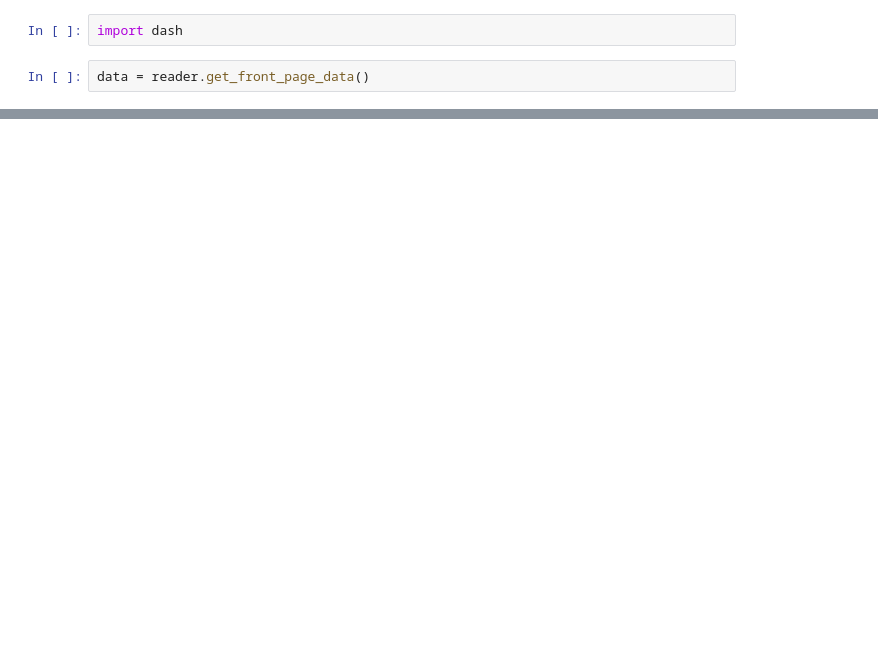
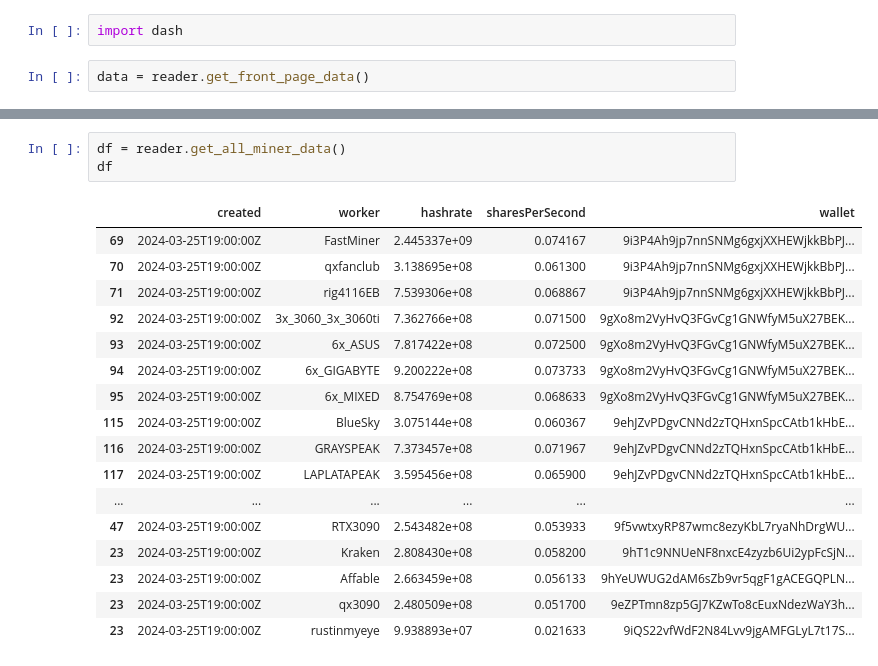
Before and after one commit to marctheshark3/sigmanaut-mining-pool-ui, a Jupyter notebook: prototype.ipynb, the cells around one changed output, grey strips where cells are left out. Cells and saved outputs as stored; diff of their text form; blank space fills up the shorter version.

```diff
--- a/prototype.ipynb
+++ b/prototype.ipynb
@@ -267,0 +323,21 @@ readable_format
+# %%
+df = reader.get_all_miner_data()
+df
+# %% [output]
+|  | created | worker | hashrate | sharesPerSecond | wallet |
+| 69 | 2024-03-25T19:00:00Z | FastMiner | 2.445337e+09 | 0.074167 | 9i3P4Ah9jp7nnSNMg6gxjXXHEWjkkBbPJ... |
+| 70 | 2024-03-25T19:00:00Z | qxfanclub | 3.138695e+08 | 0.061300 | 9i3P4Ah9jp7nnSNMg6gxjXXHEWjkkBbPJ... |
+| 71 | 2024-03-25T19:00:00Z | rig4116EB | 7.539306e+08 | 0.068867 | 9i3P4Ah9jp7nnSNMg6gxjXXHEWjkkBbPJ... |
+| 92 | 2024-03-25T19:00:00Z | 3x_3060_3x_3060ti | 7.362766e+08 | 0.071500 | 9gXo8m2VyHvQ3FGvCg1GNWfyM5uX27BEK... |
+| 93 | 2024-03-25T19:00:00Z | 6x_ASUS | 7.817422e+08 | 0.072500 | 9gXo8m2VyHvQ3FGvCg1GNWfyM5uX27BEK... |
+| 94 | 2024-03-25T19:00:00Z | 6x_GIGABYTE | 9.200222e+08 | 0.073733 | 9gXo8m2VyHvQ3FGvCg1GNWfyM5uX27BEK... |
+| 95 | 2024-03-25T19:00:00Z | 6x_MIXED | 8.754769e+08 | 0.068633 | 9gXo8m2VyHvQ3FGvCg1GNWfyM5uX27BEK... |
+| 115 | 2024-03-25T19:00:00Z | BlueSky | 3.075144e+08 | 0.060367 | 9ehJZvPDgvCNNd2zTQHxnSpcCAtb1kHbE... |
+| 116 | 2024-03-25T19:00:00Z | GRAYSPEAK | 7.373457e+08 | 0.071967 | 9ehJZvPDgvCNNd2zTQHxnSpcCAtb1kHbE... |
+| 117 | 2024-03-25T19:00:00Z | LAPLATAPEAK | 3.595456e+08 | 0.065900 | 9ehJZvPDgvCNNd2zTQHxnSpcCAtb1kHbE... |
+| ... | ... | ... | ... | ... | ... |
+| 47 | 2024-03-25T19:00:00Z | RTX3090 | 2.543482e+08 | 0.053933 | 9f5vwtxyRP87wmc8ezyKbL7ryaNhDrgWU... |
+| 23 | 2024-03-25T19:00:00Z | Kraken | 2.808430e+08 | 0.058200 | 9hT1c9NNUeNF8nxcE4zyzb6Ui2ypFcSjN... |
+| 23 | 2024-03-25T19:00:00Z | Affable | 2.663459e+08 | 0.056133 | 9hYeUWUG2dAM6sZb9vr5qgF1gACEGQPLN... |
+| 23 | 2024-03-25T19:00:00Z | qx3090 | 2.480509e+08 | 0.051700 | 9eZPTmn8zp5GJ7KZwTo8cEuxNdezWaY3h... |
+| 23 | 2024-03-25T19:00:00Z | rustinmyeye | 9.938893e+07 | 0.021633 | 9iQS22vfWdF2N84Lvv9jgAMFGLyL7t17S... |
```
Also changed, not shown: parts of 22 cells of this notebook, 11 other files.
